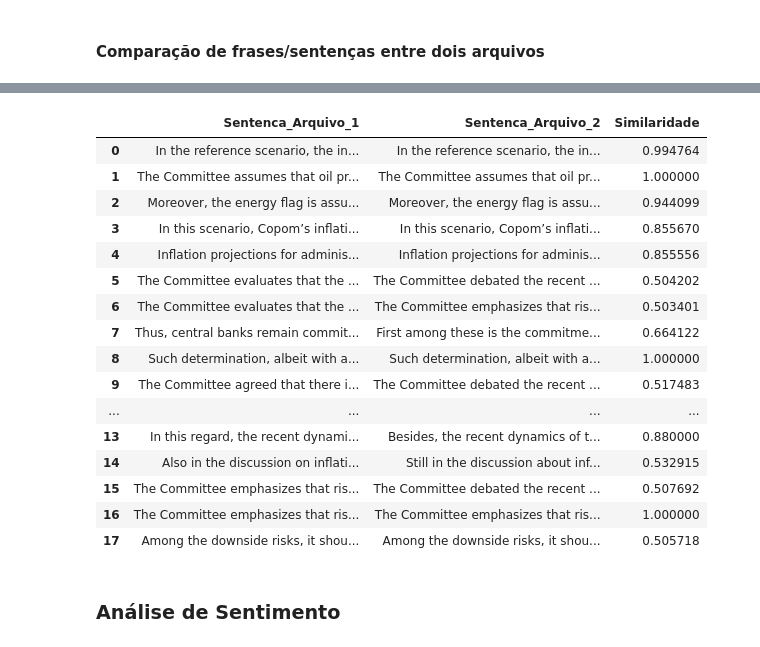
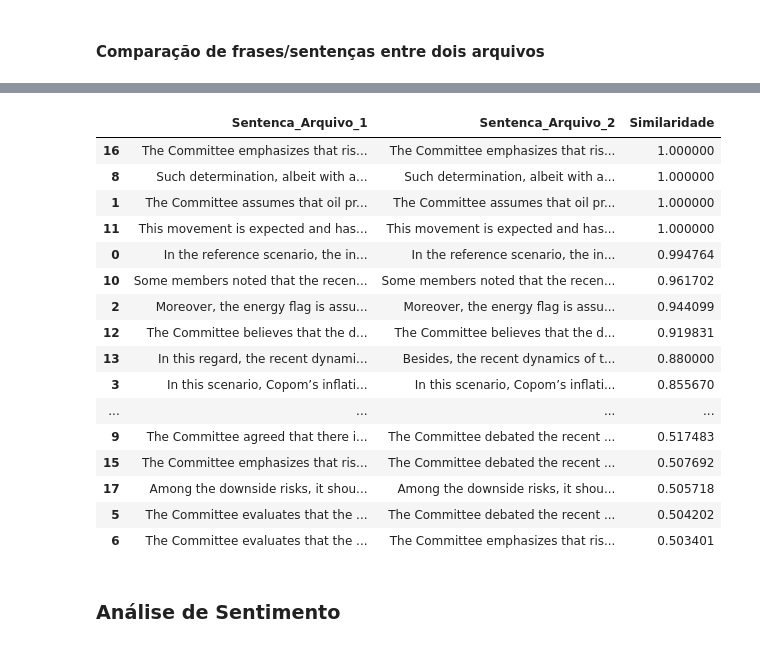
Before and after one commit to vsaito10/nlp-ata-copom, a Jupyter notebook: analise-ata-copom/copom.ipynb, the cells around one changed output, grey strips where cells are left out. Cells and saved outputs as stored; diff of their text form; code cells hidden in the pictures.

Commit message:
Formatei as funções de similaridade de sentenças

```diff
--- a/analise-ata-copom/copom.ipynb
+++ b/analise-ata-copom/copom.ipynb
@@ -471,22 +550,22 @@ def similaridade_sentencas2(minutes_1: str, minutes_2: str):
 # %%
-similaridade_sentencas2(minutes_1=minute_256[2], minutes_2=minute_255[2])
+similaridade_sentencas_df(minutes_1=minute_256[2], minutes_2=minute_255[2])
 # %% [output]
 |  | Sentenca_Arquivo_1 | Sentenca_Arquivo_2 | Similaridade |
+| 16 | The Committee emphasizes that ris... | The Committee emphasizes that ris... | 1.000000 |
+| 8 | Such determination, albeit with a... | Such determination, albeit with a... | 1.000000 |
+| 1 | The Committee assumes that oil pr... | The Committee assumes that oil pr... | 1.000000 |
+| 11 | This movement is expected and has... | This movement is expected and has... | 1.000000 |
 | 0 | In the reference scenario, the in... | In the reference scenario, the in... | 0.994764 |
-| 1 | The Committee assumes that oil pr... | The Committee assumes that oil pr... | 1.000000 |
+| 10 | Some members noted that the recen... | Some members noted that the recen... | 0.961702 |
 | 2 | Moreover, the energy flag is assu... | Moreover, the energy flag is assu... | 0.944099 |
+| 12 | The Committee believes that the d... | The Committee believes that the d... | 0.919831 |
+| 13 | In this regard, the recent dynami... | Besides, the recent dynamics of t... | 0.880000 |
 | 3 | In this scenario, Copom’s inflati... | In this scenario, Copom’s inflati... | 0.855670 |
-| 4 | Inflation projections for adminis... | Inflation projections for adminis... | 0.855556 |
+| ... | ... | ... | ... |
+| 9 | The Committee agreed that there i... | The Committee debated the recent ... | 0.517483 |
+| 15 | The Committee emphasizes that ris... | The Committee debated the recent ... | 0.507692 |
+| 17 | Among the downside risks, it shou... | Among the downside risks, it shou... | 0.505718 |
 | 5 | The Committee evaluates that the ... | The Committee debated the recent ... | 0.504202 |
 | 6 | The Committee evaluates that the ... | The Committee emphasizes that ris... | 0.503401 |
-| 7 | Thus, central banks remain commit... | First among these is the commitme... | 0.664122 |
-| 8 | Such determination, albeit with a... | Such determination, albeit with a... | 1.000000 |
-| 9 | The Committee agreed that there i... | The Committee debated the recent ... | 0.517483 |
-| ... | ... | ... | ... |
-| 13 | In this regard, the recent dynami... | Besides, the recent dynamics of t... | 0.880000 |
-| 14 | Also in the discussion on inflati... | Still in the discussion about inf... | 0.532915 |
-| 15 | The Committee emphasizes that ris... | The Committee debated the recent ... | 0.507692 |
-| 16 | The Committee emphasizes that ris... | The Committee emphasizes that ris... | 1.000000 |
-| 17 | Among the downside risks, it shou... | Among the downside risks, it shou... | 0.505718 |
 # %% [markdown]
 ### **Análise de Sentimento**
```
Also changed, not shown: parts of 16 cells of this notebook.
